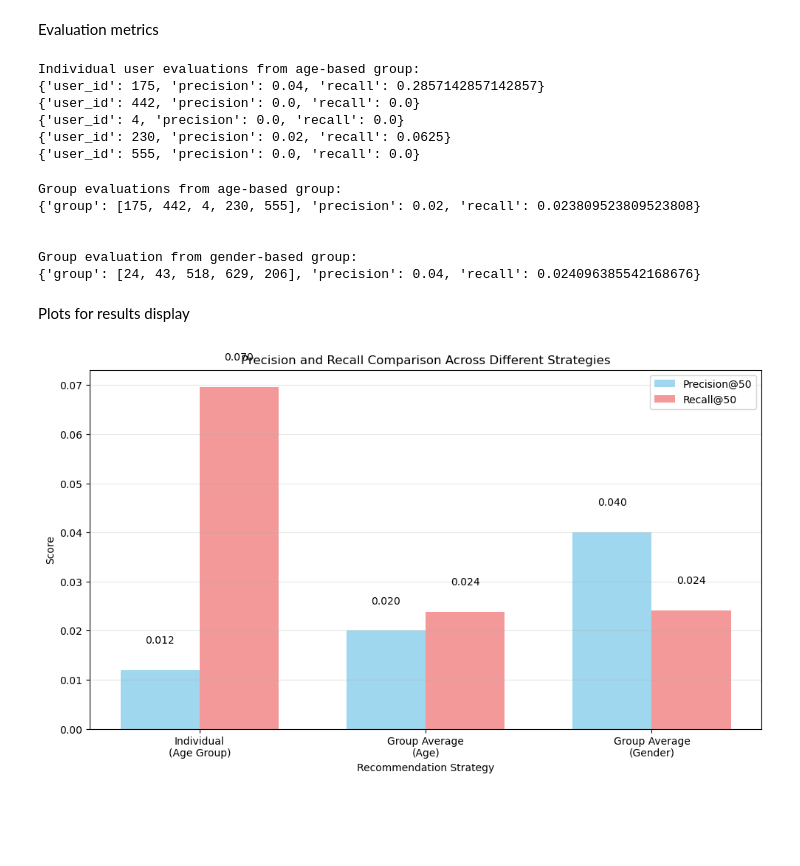
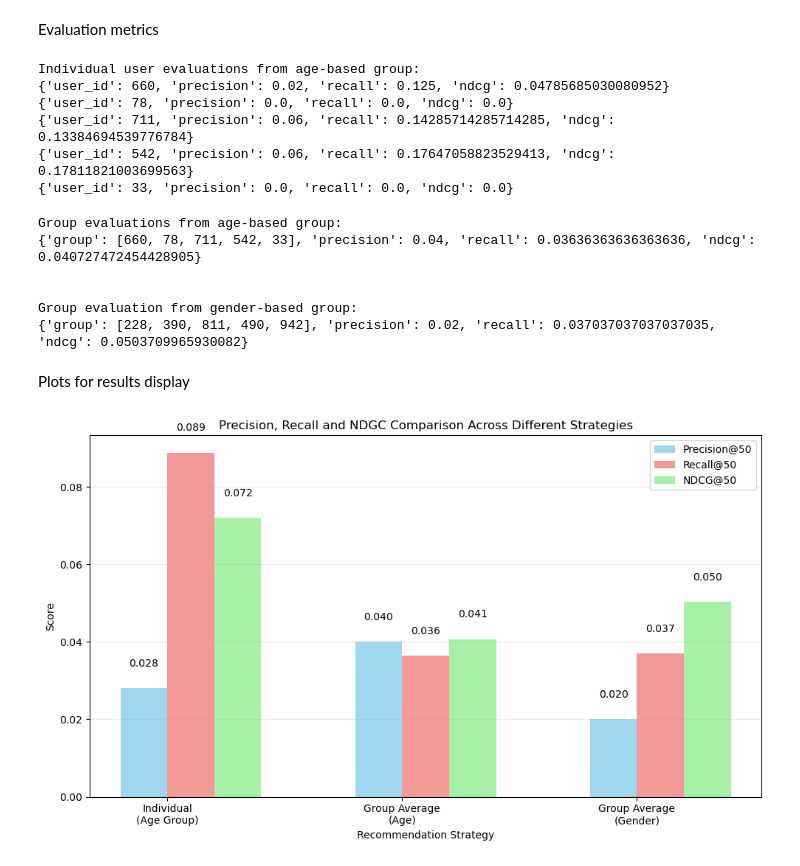
Before and after one commit to BudJulius/ACIT4530-Group1-ProjectA, a Jupyter notebook: recommender.ipynb, the cells around one changed output. Saved outputs shown, nothing was run; the diff lists cells and outputs as text; code cells hidden in the pictures; blank space fills up the shorter version.

Commit message:
implemented ndcg evaluation

```diff
--- a/recommender.ipynb
+++ b/recommender.ipynb
@@ -327,14 +327,28 @@ Evaluation metrics
 # %%
     # Evaluation functions
 def precision_at_k(recommended, relevant, k):
-    if len(recommended) == 0:
+    if len(recommended) == 0 or len(relevant) == 0:
         return 0.0
     return len(set(recommended[:k]) & set(relevant)) / min(k, len(recommended))
 
 def recall_at_k(recommended, relevant, k):
-    if len(relevant) == 0:
+    if len(recommended) == 0 or len(relevant) == 0:
         return 0.0
     return len(set(recommended[:k]) & set(relevant)) / len(relevant)
+
+def ndcg_at_k(recommended, relevant, k):
+    if len(recommended) == 0 or len(relevant) == 0:
+        return 0.0
+
+    relevant_set = set(relevant)
+    dcg = 0.0
+    for i, item in enumerate(recommended[:k]):
+        if item in relevant_set:
+            dcg += 1 / np.log2(i + 2)
+    idcg = 0.0
+    for i in range(min(k, len(relevant))):
+        idcg += 1 / np.log2(i + 2)
+    return dcg / idcg if idcg > 0 else 0.0
 
 
     # Retrieves best items for user from test data, which is then used for evaluation as "relevant" items
@@ -349,15 +363,18 @@ def evaluate_individual_recommendations(user_id, k):
     relevant_items = get_test_items_for_user(user_id, test_data)
     precision = precision_at_k(recommended, relevant_items, k)
     recall = recall_at_k(recommended, relevant_items, k)
+    ndcg = ndcg_at_k(recommended, relevant_items, k)
 
     return {
         'user_id': user_id,
         'precision': precision,
-        'recall': recall
+        'recall': recall,
+        'ndcg': ndcg
     }
 
 individual_precisions = []
 individual_recalls = []
+individual_ndcgs = []
 print("\nIndividual user evaluations from age-based group: ")
 for user_id in age_based_group:
     evaluation = evaluate_individual_recommendations(user_id, k=50)
@@ -365,13 +382,14 @@ for user_id in age_based_group:
 
     individual_precisions.append(evaluation['precision'])
     individual_recalls.append(evaluation['recall'])
+    individual_ndcgs.append(evaluation['ndcg'])
 # %% [output]
 Individual user evaluations from age-based group:
-{'user_id': 175, 'precision': 0.04, 'recall': 0.2857142857142857}
-{'user_id': 442, 'precision': 0.0, 'recall': 0.0}
-{'user_id': 4, 'precision': 0.0, 'recall': 0.0}
-{'user_id': 230, 'precision': 0.02, 'recall': 0.0625}
-{'user_id': 555, 'precision': 0.0, 'recall': 0.0}
+{'user_id': 660, 'precision': 0.02, 'recall': 0.125, 'ndcg': 0.04785685030080952}
+{'user_id': 78, 'precision': 0.0, 'recall': 0.0, 'ndcg': 0.0}
+{'user_id': 711, 'precision': 0.06, 'recall': 0.14285714285714285, 'ndcg': 0.13384694539776784}
+{'user_id': 542, 'precision': 0.06, 'recall': 0.17647058823529413, 'ndcg': 0.17811821003699563}
+{'user_id': 33, 'precision': 0.0, 'recall': 0.0, 'ndcg': 0.0}
 # %%
     # Group evaluation
 def evaluate_group_recommendations(group, k):
@@ -384,11 +402,13 @@ def evaluate_group_recommendations(group, k):
 
     precision = precision_at_k(recommended, relevant_items, k)
     recall = recall_at_k(recommended, relevant_items, k)
+    ndcg = ndcg_at_k(recommended, relevant_items, k)
 
     return {
         'group': group,
         'precision': precision,
-        'recall': recall
+        'recall': recall,
+        'ndcg': ndcg
     }
 
 print("Group evaluations from age-based group: ")
@@ -400,11 +420,11 @@ gender_group_evaluation = evaluate_group_recommendations(gender_based_group, k=5
 print(gender_group_evaluation)
 # %% [output]
 Group evaluations from age-based group:
-{'group': [175, 442, 4, 230, 555], 'precision': 0.02, 'recall': 0.023809523809523808}
+{'group': [660, 78, 711, 542, 33], 'precision': 0.04, 'recall': 0.03636363636363636, 'ndcg': 0.040727472454428905}
 
 
 Group evaluation from gender-based group:
-{'group': [24, 43, 518, 629, 206], 'precision': 0.04, 'recall': 0.024096385542168676}
+{'group': [228, 390, 811, 490, 942], 'precision': 0.02, 'recall': 0.037037037037037035, 'ndcg': 0.0503709965930082}
 # %% [markdown]
 Plots for results display
 # %%
@@ -421,34 +441,46 @@ def plot_evaluation_comparison():
         gender_group_evaluation['recall']
     ]
 
+    ndcg_scores = [
+        np.mean(individual_ndcgs),
+        age_group_evaluation['ndcg'],
+        gender_group_evaluation['ndcg']
+    ]
+
     x = np.arange(len(strategies))
-    width = 0.35
+    width = 0.2
 
     fig, ax = plt.subplots(figsize=(10, 6))
     bars1 = ax.bar(x - width/2, precision_scores, width, label='Precision@50', alpha=0.8, color='skyblue')
     bars2 = ax.bar(x + width/2, recall_scores, width, label='Recall@50', alpha=0.8, color='lightcoral')
+    bars3 = ax.bar(x + 1.5*width, ndcg_scores, width, label='NDCG@50', alpha=0.8, color='lightgreen')
 
     ax.set_xlabel('Recommendation Strategy')
     ax.set_ylabel('Score')
-    ax.set_title('Precision and Recall Comparison Across Different Strategies')
+    ax.set_title('Precision, Recall and NDGC Comparison Across Different Strategies')
     ax.set_xticks(x)
     ax.set_xticklabels(strategies)
     ax.legend()
     ax.grid(axis='y', alpha=0.3)
 
     for bar in bars1:
         height = bar.get_height()
         ax.text(bar.get_x() + bar.get_width()/2., height + 0.005,
                 f'{height:.3f}', ha='center', va='bottom')
 
     for bar in bars2:
         height = bar.get_height()
         ax.text(bar.get_x() + bar.get_width()/2., height + 0.005,
                 f'{height:.3f}', ha='center', va='bottom')
 
+    for bar in bars3:
+        height = bar.get_height()
+        ax.text(bar.get_x() + bar.get_width()/2., height + 0.005,
+                f'{height:.3f}', ha='center', va='bottom')
+
     plt.tight_layout()
     plt.show()
 
 plot_evaluation_comparison()
 # %% [output]
-[figure, old version]
+[figure, new version]
```
Also changed, not shown: parts of 6 cells of this notebook.
